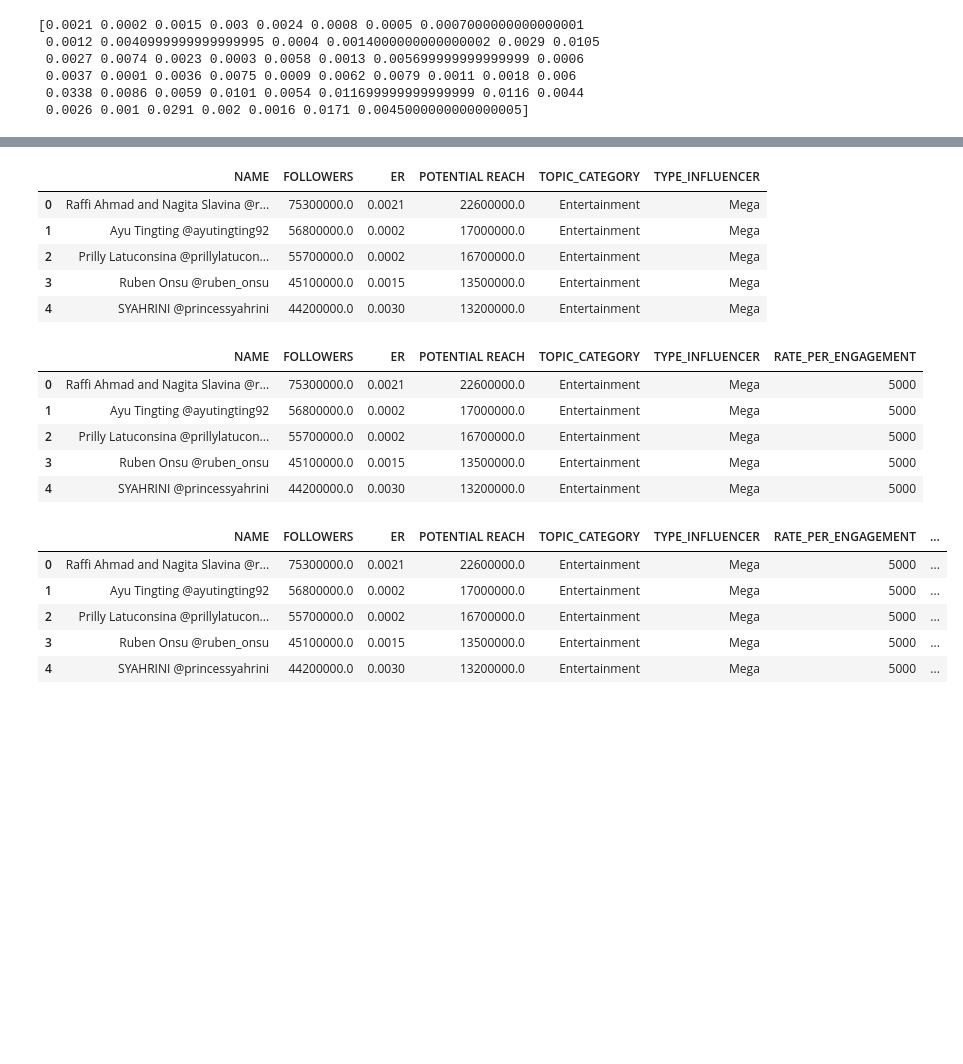
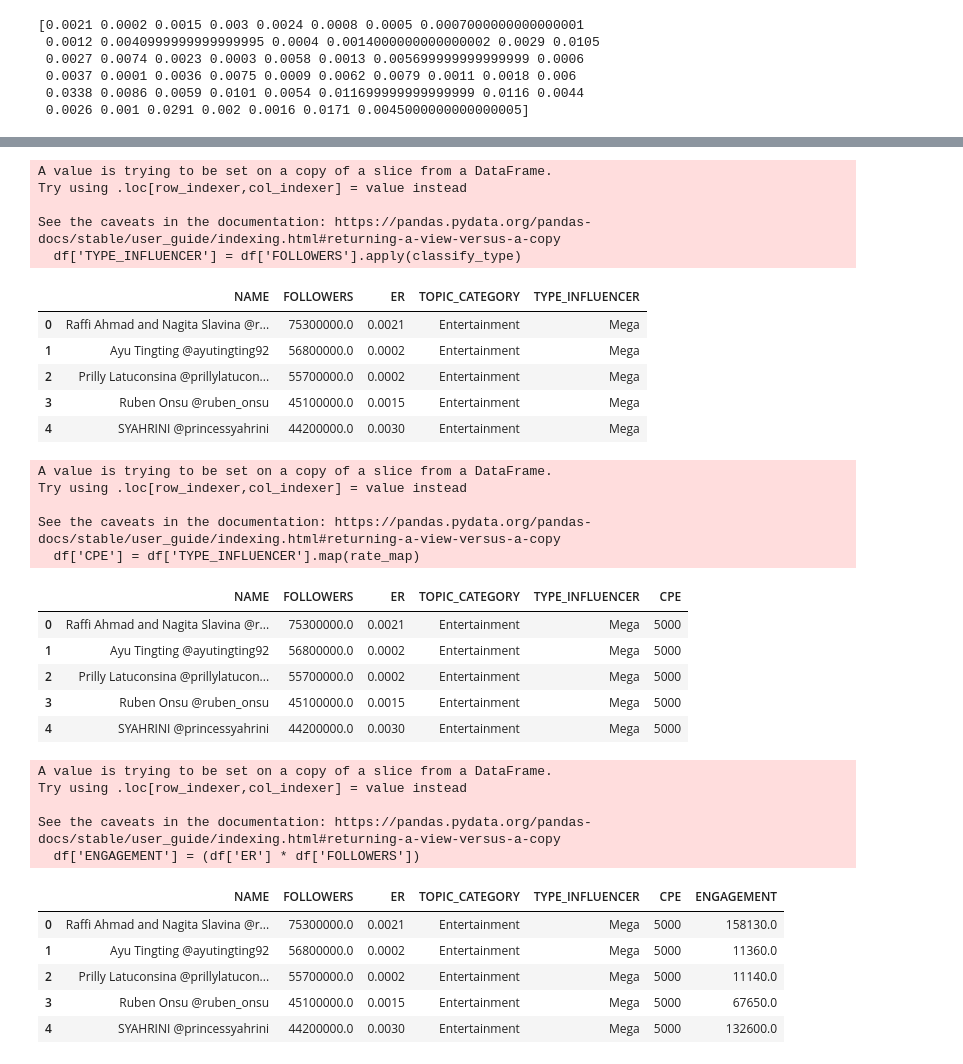
Before and after one commit to zakiBAEEE/Tugas-Akhir-Strategi-Algoritmik, a Jupyter notebook: notebook/instagram_preprocess.ipynb, the cells around one changed output, grey strips where cells are left out. Drawn from its saved outputs; the diff is of its cells as text; code cells hidden in the pictures; blank space fills up the shorter version.

```diff
--- a/notebook/instagram_preprocess.ipynb
+++ b/notebook/instagram_preprocess.ipynb
@@ -29,6 +38,6 @@ Data columns (total 7 columns):
 dtypes: int64(1), object(6)
 memory usage: 5.6+ KB
 # %%
-df.drop(columns=["#", "COUNTRY"], inplace=True)
+df.drop(columns=["#", "COUNTRY", "POTENTIAL REACH"], inplace=True)
 df.head()
 # %% [output]
@@ -175,7 +183,6 @@ def parse_number(value):
     return value
 
 df['FOLLOWERS'] = df['FOLLOWERS'].apply(parse_number)
-df['POTENTIAL REACH'] = df['POTENTIAL REACH'].apply(parse_number)
 # %%
 def parse_percentage(value):
     if isinstance(value, str) and '%' in value:
@@ -235,15 +247,21 @@ def classify_type(followers):
         return 'Mega'
 
 df['TYPE_INFLUENCER'] = df['FOLLOWERS'].apply(classify_type)
+# %% [output]
+A value is trying to be set on a copy of a slice from a DataFrame.
+Try using .loc[row_indexer,col_indexer] = value instead
+
+See the caveats in the documentation: https://pandas.pydata.org/pandas-docs/stable/user_guide/indexing.html#returning-a-view-versus-a-copy
+  df['TYPE_INFLUENCER'] = df['FOLLOWERS'].apply(classify_type)
 # %%
 df.head()
 # %% [output]
-|  | NAME | FOLLOWERS | ER | POTENTIAL REACH | TOPIC_CATEGORY | TYPE_INFLUENCER |
-| 0 | Raffi Ahmad and Nagita Slavina @r... | 75300000.0 | 0.0021 | 22600000.0 | Entertainment | Mega |
-| 1 | Ayu Tingting @ayutingting92 | 56800000.0 | 0.0002 | 17000000.0 | Entertainment | Mega |
-| 2 | Prilly Latuconsina @prillylatucon... | 55700000.0 | 0.0002 | 16700000.0 | Entertainment | Mega |
-| 3 | Ruben Onsu @ruben_onsu | 45100000.0 | 0.0015 | 13500000.0 | Entertainment | Mega |
-| 4 | SYAHRINI @princessyahrini | 44200000.0 | 0.0030 | 13200000.0 | Entertainment | Mega |
+|  | NAME | FOLLOWERS | ER | TOPIC_CATEGORY | TYPE_INFLUENCER |
+| 0 | Raffi Ahmad and Nagita Slavina @r... | 75300000.0 | 0.0021 | Entertainment | Mega |
+| 1 | Ayu Tingting @ayutingting92 | 56800000.0 | 0.0002 | Entertainment | Mega |
+| 2 | Prilly Latuconsina @prillylatucon... | 55700000.0 | 0.0002 | Entertainment | Mega |
+| 3 | Ruben Onsu @ruben_onsu | 45100000.0 | 0.0015 | Entertainment | Mega |
+| 4 | SYAHRINI @princessyahrini | 44200000.0 | 0.0030 | Entertainment | Mega |
 # %%
 rate_map = {
     'Nano': 500,
@@ -253,23 +271,34 @@ rate_map = {
     'Mega': 5000
 }
 
-df['RATE_PER_ENGAGEMENT'] = df['TYPE_INFLUENCER'].map(rate_map)
+df['CPE'] = df['TYPE_INFLUENCER'].map(rate_map)
+# %% [output]
+A value is trying to be set on a copy of a slice from a DataFrame.
+Try using .loc[row_indexer,col_indexer] = value instead
+
+See the caveats in the documentation: https://pandas.pydata.org/pandas-docs/stable/user_guide/indexing.html#returning-a-view-versus-a-copy
+  df['CPE'] = df['TYPE_INFLUENCER'].map(rate_map)
 # %%
 df.head()
 # %% [output]
-|  | NAME | FOLLOWERS | ER | POTENTIAL REACH | TOPIC_CATEGORY | TYPE_INFLUENCER | RATE_PER_ENGAGEMENT |
-| 0 | Raffi Ahmad and Nagita Slavina @r... | 75300000.0 | 0.0021 | 22600000.0 | Entertainment | Mega | 5000 |
-| 1 | Ayu Tingting @ayutingting92 | 56800000.0 | 0.0002 | 17000000.0 | Entertainment | Mega | 5000 |
-| 2 | Prilly Latuconsina @prillylatucon... | 55700000.0 | 0.0002 | 16700000.0 | Entertainment | Mega | 5000 |
-| 3 | Ruben Onsu @ruben_onsu | 45100000.0 | 0.0015 | 13500000.0 | Entertainment | Mega | 5000 |
-| 4 | SYAHRINI @princessyahrini | 44200000.0 | 0.0030 | 13200000.0 | Entertainment | Mega | 5000 |
+|  | NAME | FOLLOWERS | ER | TOPIC_CATEGORY | TYPE_INFLUENCER | CPE |
+| 0 | Raffi Ahmad and Nagita Slavina @r... | 75300000.0 | 0.0021 | Entertainment | Mega | 5000 |
+| 1 | Ayu Tingting @ayutingting92 | 56800000.0 | 0.0002 | Entertainment | Mega | 5000 |
+| 2 | Prilly Latuconsina @prillylatucon... | 55700000.0 | 0.0002 | Entertainment | Mega | 5000 |
+| 3 | Ruben Onsu @ruben_onsu | 45100000.0 | 0.0015 | Entertainment | Mega | 5000 |
+| 4 | SYAHRINI @princessyahrini | 44200000.0 | 0.0030 | Entertainment | Mega | 5000 |
 # %%
-df['ESTIMATED_COST'] = (df['POTENTIAL REACH'] * df['ER']) * df['RATE_PER_ENGAGEMENT']
+df['ENGAGEMENT'] = (df['ER'] * df['FOLLOWERS'])
 df.head()
 # %% [output]
+A value is trying to be set on a copy of a slice from a DataFrame.
+Try using .loc[row_indexer,col_indexer] = value instead
+
+See the caveats in the documentation: https://pandas.pydata.org/pandas-docs/stable/user_guide/indexing.html#returning-a-view-versus-a-copy
+  df['ENGAGEMENT'] = (df['ER'] * df['FOLLOWERS'])
-|  | NAME | FOLLOWERS | ER | POTENTIAL REACH | TOPIC_CATEGORY | TYPE_INFLUENCER | RATE_PER_ENGAGEMENT | ... |
-| 0 | Raffi Ahmad and Nagita Slavina @r... | 75300000.0 | 0.0021 | 22600000.0 | Entertainment | Mega | 5000 | ... |
-| 1 | Ayu Tingting @ayutingting92 | 56800000.0 | 0.0002 | 17000000.0 | Entertainment | Mega | 5000 | ... |
-| 2 | Prilly Latuconsina @prillylatucon... | 55700000.0 | 0.0002 | 16700000.0 | Entertainment | Mega | 5000 | ... |
-| 3 | Ruben Onsu @ruben_onsu | 45100000.0 | 0.0015 | 13500000.0 | Entertainment | Mega | 5000 | ... |
-| 4 | SYAHRINI @princessyahrini | 44200000.0 | 0.0030 | 13200000.0 | Entertainment | Mega | 5000 | ... |
+|  | NAME | FOLLOWERS | ER | TOPIC_CATEGORY | TYPE_INFLUENCER | CPE | ENGAGEMENT |
+| 0 | Raffi Ahmad and Nagita Slavina @r... | 75300000.0 | 0.0021 | Entertainment | Mega | 5000 | 158130.0 |
+| 1 | Ayu Tingting @ayutingting92 | 56800000.0 | 0.0002 | Entertainment | Mega | 5000 | 11360.0 |
+| 2 | Prilly Latuconsina @prillylatucon... | 55700000.0 | 0.0002 | Entertainment | Mega | 5000 | 11140.0 |
+| 3 | Ruben Onsu @ruben_onsu | 45100000.0 | 0.0015 | Entertainment | Mega | 5000 | 67650.0 |
+| 4 | SYAHRINI @princessyahrini | 44200000.0 | 0.0030 | Entertainment | Mega | 5000 | 132600.0 |
```
Also changed, not shown: parts of 17 cells of this notebook, 7 other files.
